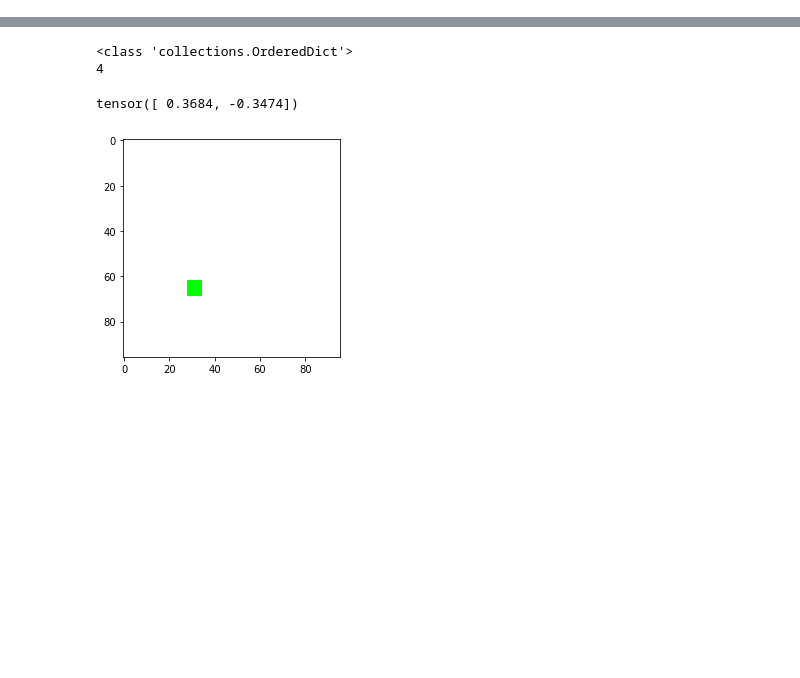
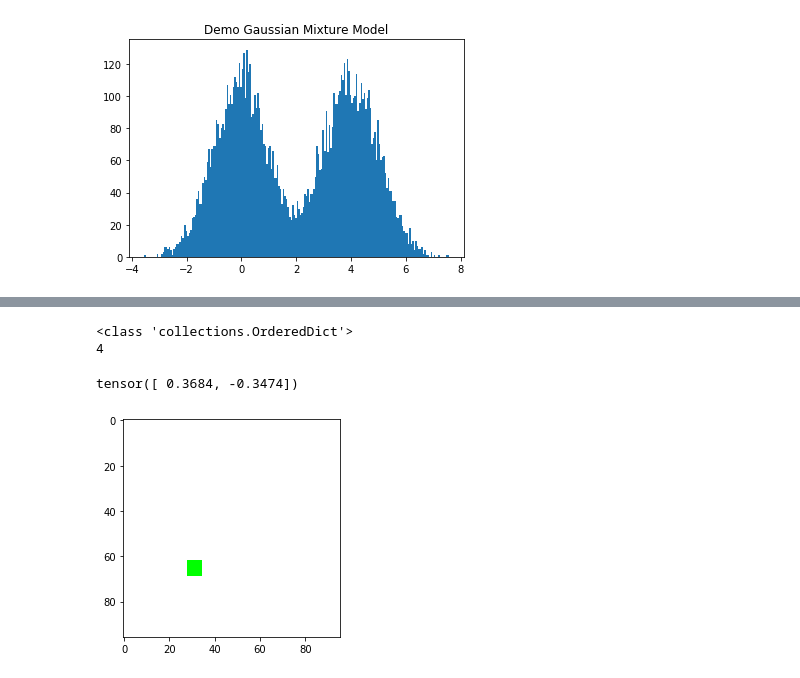
Before and after one commit to celiaxiao/ibc_torch, a Jupyter notebook: debug.ipynb, the cells around one changed output, grey strips where cells are left out. Cells and saved outputs as stored; diff of their text form; code cells hidden in the pictures; blank space fills up the shorter version.

```diff
--- a/debug.ipynb
+++ b/debug.ipynb
@@ -0,0 +183,8 @@
+# %%
+plt.title('Demo Gaussian Mixture Model')
+gmm = get_sample_distribution()
+large_sample = gmm.sample([10000])
+plt.hist(large_sample.cpu().numpy(), bins=200)
+plt.show()
+# %% [output]
+[figure, added]
```
Also changed, not shown: parts of 4 cells of this notebook, 15 other files.
